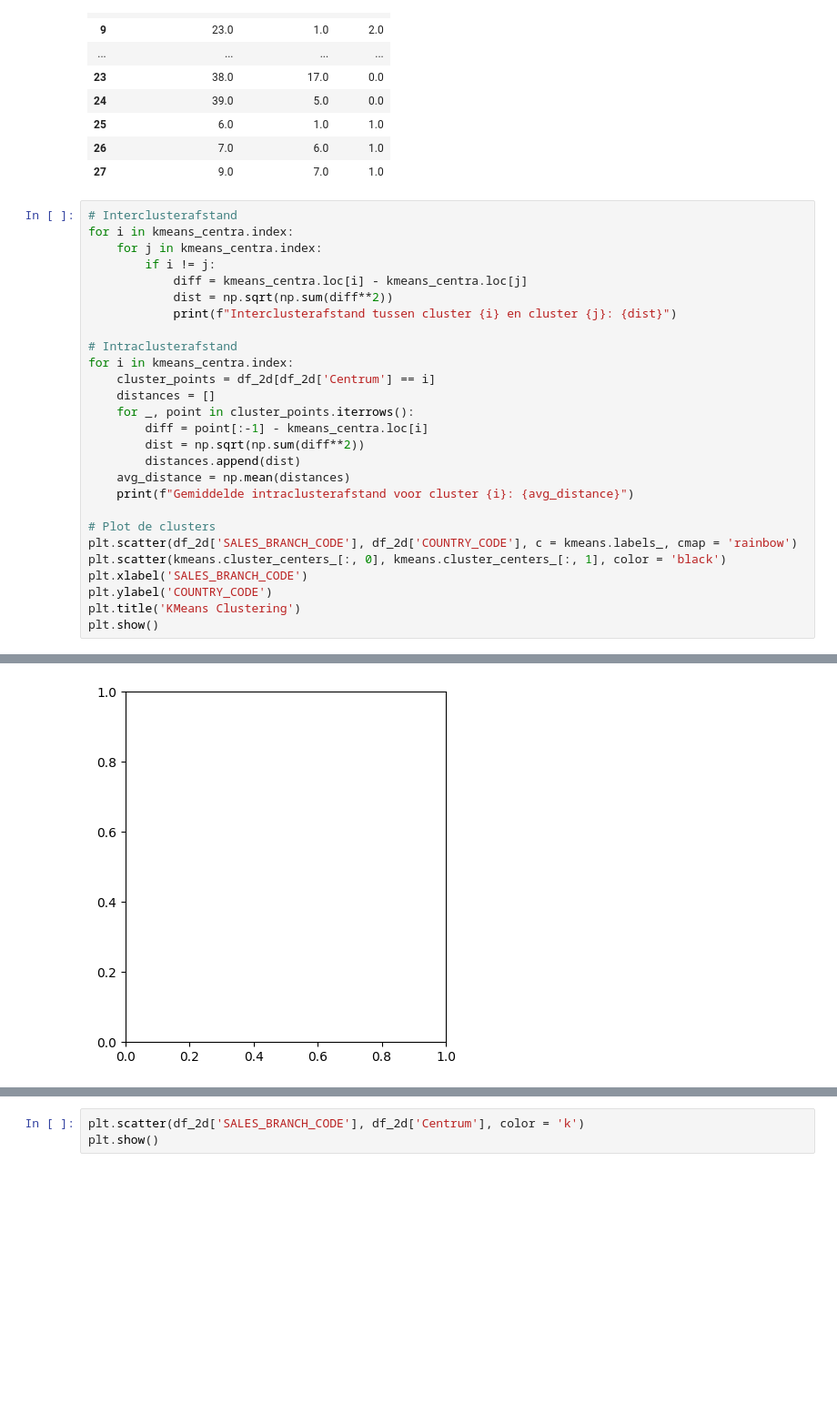
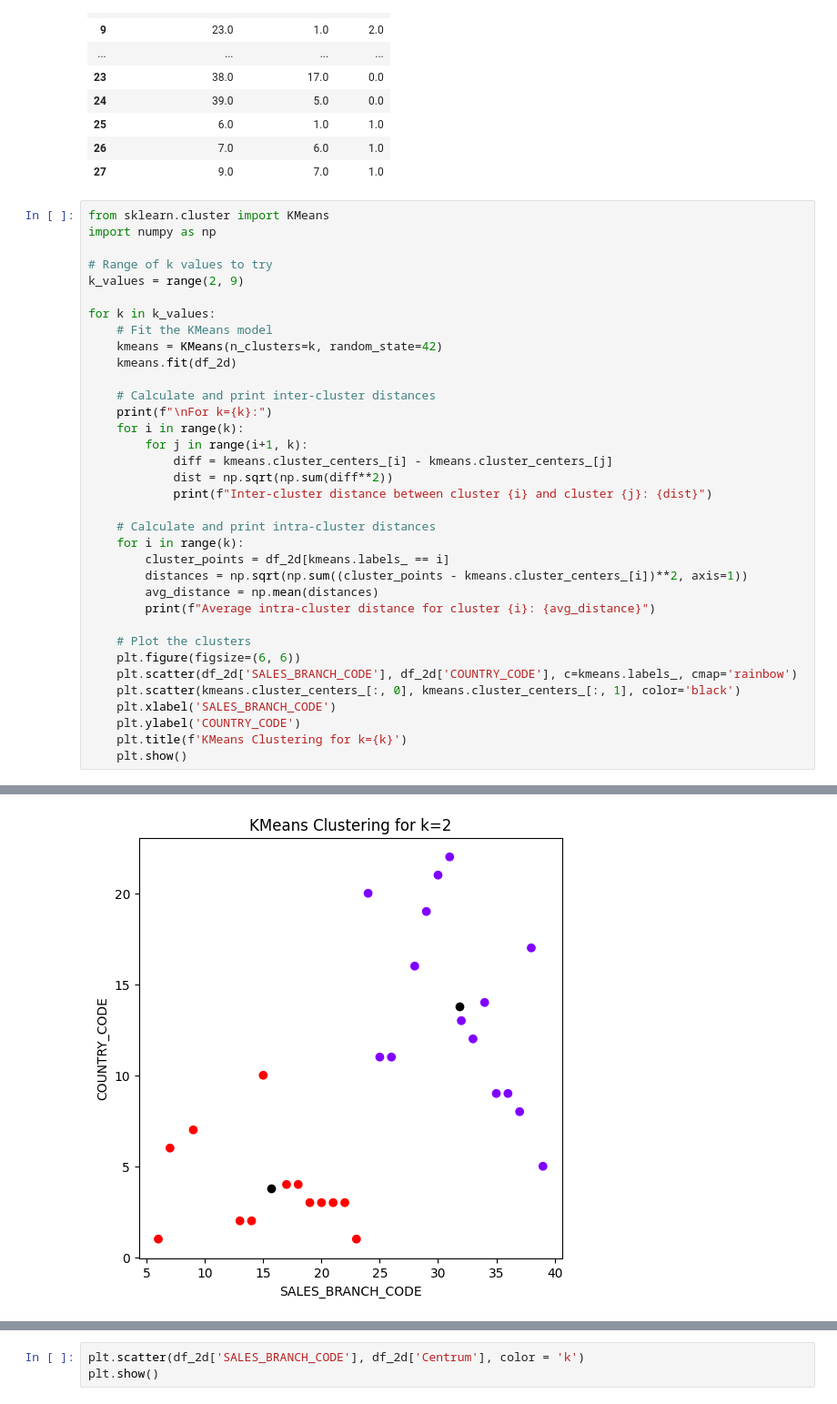
Before and after one commit to NoahGram/Johari_Venster, a Jupyter notebook: week_9/src/PR9-1.ipynb, the cells around one changed output, grey strips where cells are left out. Shown at 91% size. Drawn from its saved outputs; the diff is of its cells as text; blank space fills up the shorter version.

```diff
--- a/week_9/src/PR9-1.ipynb
+++ b/week_9/src/PR9-1.ipynb
@@ -209,30 +209,38 @@ Afstand van bronindex 0 tot...
 | 26 | 7.0 | 6.0 | 1.0 |
 | 27 | 9.0 | 7.0 | 1.0 |
 # %%
-# Interclusterafstand
-for i in kmeans_centra.index:
-    for j in kmeans_centra.index:
-        if i != j:
-            diff = kmeans_centra.loc[i] - kmeans_centra.loc[j]
+from sklearn.cluster import KMeans
+import numpy as np
+
+# Range of k values to try
+k_values = range(2, 9)
+
+for k in k_values:
+    # Fit the KMeans model
+    kmeans = KMeans(n_clusters=k, random_state=42)
+    kmeans.fit(df_2d)
+
+    # Calculate and print inter-cluster distances
+    print(f"\nFor k={k}:")
+    for i in range(k):
+        for j in range(i+1, k):
+            diff = kmeans.cluster_centers_[i] - kmeans.cluster_centers_[j]
             dist = np.sqrt(np.sum(diff**2))
-            print(f"Interclusterafstand tussen cluster {i} en cluster {j}: {dist}")
+            print(f"Inter-cluster distance between cluster {i} and cluster {j}: {dist}")
 
-# Intraclusterafstand
-for i in kmeans_centra.index:
-    cluster_points = df_2d[df_2d['Centrum'] == i]
-    distances = []
-    for _, point in cluster_points.iterrows():
-        diff = point[:-1] - kmeans_centra.loc[i]
-        dist = np.sqrt(np.sum(diff**2))
-        distances.append(dist)
-    avg_distance = np.mean(distances)
-    print(f"Gemiddelde intraclusterafstand voor cluster {i}: {avg_distance}")
+    # Calculate and print intra-cluster distances
+    for i in range(k):
+        cluster_points = df_2d[kmeans.labels_ == i]
+        distances = np.sqrt(np.sum((cluster_points - kmeans.cluster_centers_[i])**2, axis=1))
+        avg_distance = np.mean(distances)
+        print(f"Average intra-cluster distance for cluster {i}: {avg_distance}")
 
-# Plot de clusters
-plt.scatter(df_2d['SALES_BRANCH_CODE'], df_2d['COUNTRY_CODE'], c = kmeans.labels_, cmap = 'rainbow')
-plt.scatter(kmeans.cluster_centers_[:, 0], kmeans.cluster_centers_[:, 1], color = 'black')
-plt.xlabel('SALES_BRANCH_CODE')
-plt.ylabel('COUNTRY_CODE')
-plt.title('KMeans Clustering')
-plt.show()
+    # Plot the clusters
+    plt.figure(figsize=(6, 6))
+    plt.scatter(df_2d['SALES_BRANCH_CODE'], df_2d['COUNTRY_CODE'], c=kmeans.labels_, cmap='rainbow')
+    plt.scatter(kmeans.cluster_centers_[:, 0], kmeans.cluster_centers_[:, 1], color='black')
+    plt.xlabel('SALES_BRANCH_CODE')
+    plt.ylabel('COUNTRY_CODE')
+    plt.title(f'KMeans Clustering for k={k}')
+    plt.show()
 # %% [output]
@@ -240 +251 @@ ValueError: x and y must be the same size
-[figure, old version]
+[figure, new version]
```
Also changed, not shown: parts of 1 cell of this notebook.
